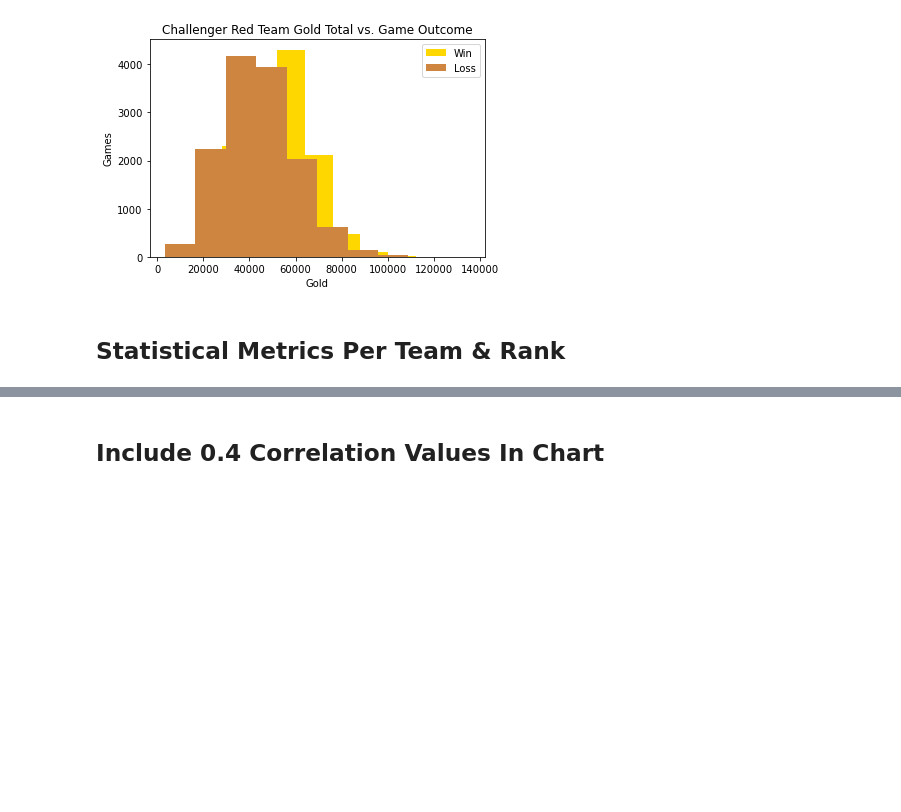
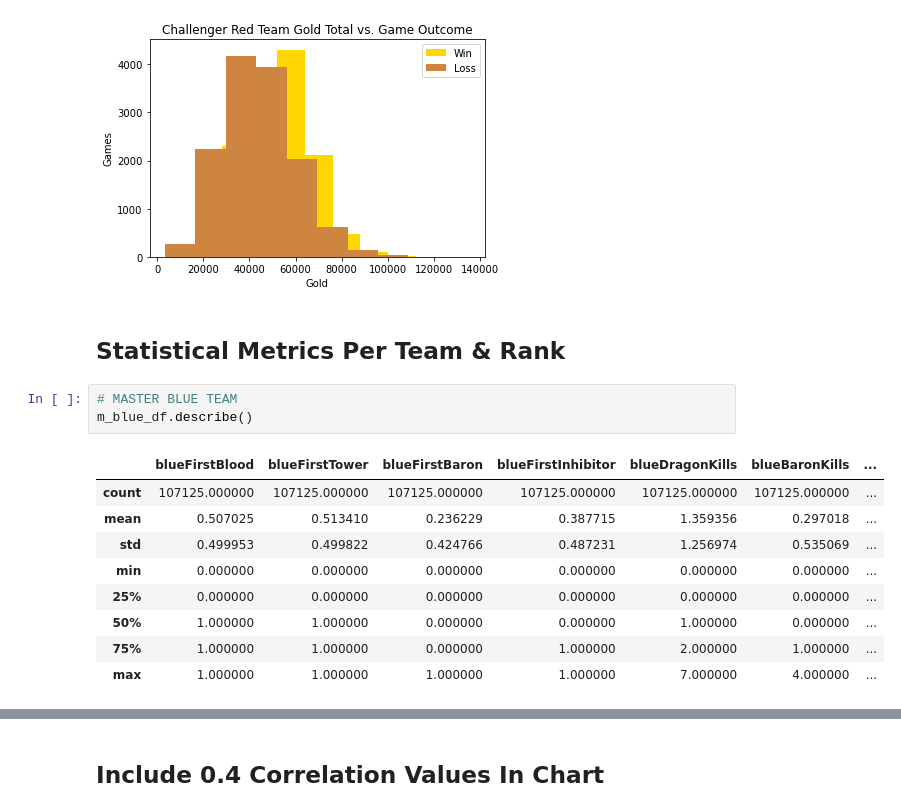
Before and after one commit to josephchancey/riot-lol-match-trends, a Jupyter notebook: Notebooks/LoL Trend Analysis.ipynb, the cells around one changed output, grey strips where cells are left out. Saved outputs shown, nothing was run; the diff lists cells and outputs as text; blank space fills up the shorter version.

Commit message:
Describe team dataframes

```diff
--- a/Notebooks/LoL Trend Analysis.ipynb
+++ b/Notebooks/LoL Trend Analysis.ipynb
@@ -1638,3 +1638,16 @@ Average Gold Total for red losses: 43977.91
 [figure]
 # %% [markdown]
 ## Statistical Metrics Per Team & Rank
+# %%
+# MASTER BLUE TEAM
+m_blue_df.describe()
+# %% [output]
+|  | blueFirstBlood | blueFirstTower | blueFirstBaron | blueFirstInhibitor | blueDragonKills | blueBaronKills | ... |
+| count | 107125.000000 | 107125.000000 | 107125.000000 | 107125.000000 | 107125.000000 | 107125.000000 | ... |
+| mean | 0.507025 | 0.513410 | 0.236229 | 0.387715 | 1.359356 | 0.297018 | ... |
+| std | 0.499953 | 0.499822 | 0.424766 | 0.487231 | 1.256974 | 0.535069 | ... |
+| min | 0.000000 | 0.000000 | 0.000000 | 0.000000 | 0.000000 | 0.000000 | ... |
+| 25% | 0.000000 | 0.000000 | 0.000000 | 0.000000 | 0.000000 | 0.000000 | ... |
+| 50% | 1.000000 | 1.000000 | 0.000000 | 0.000000 | 1.000000 | 0.000000 | ... |
+| 75% | 1.000000 | 1.000000 | 0.000000 | 1.000000 | 2.000000 | 1.000000 | ... |
+| max | 1.000000 | 1.000000 | 1.000000 | 1.000000 | 7.000000 | 4.000000 | ... |
```
Also changed, not shown: parts of 5 cells of this notebook.
